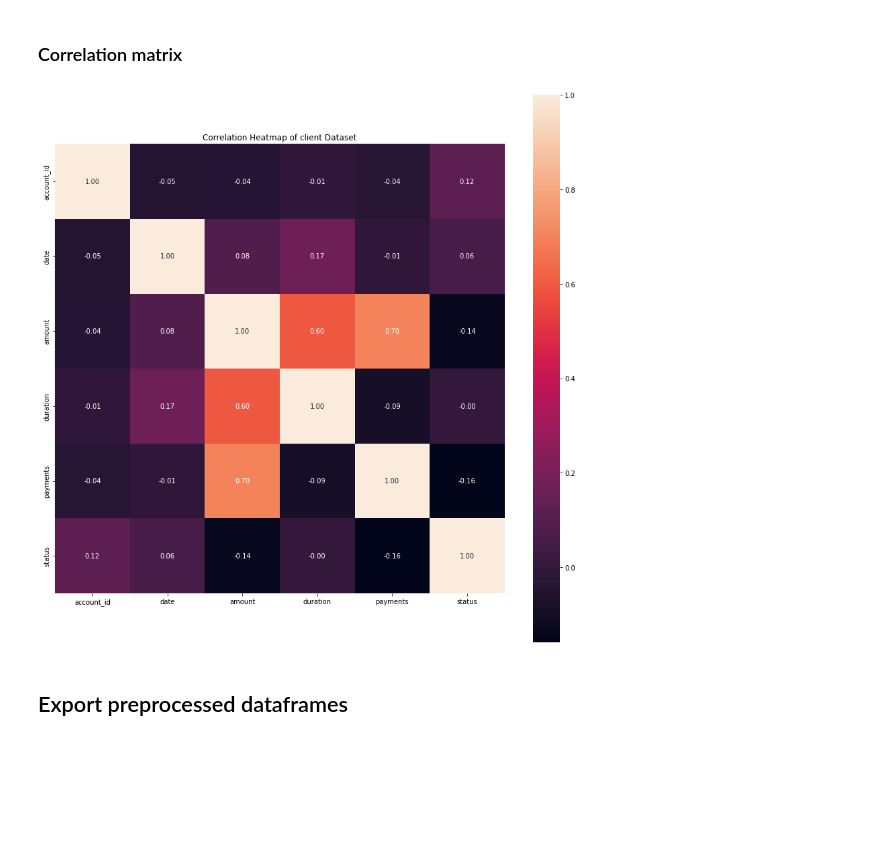
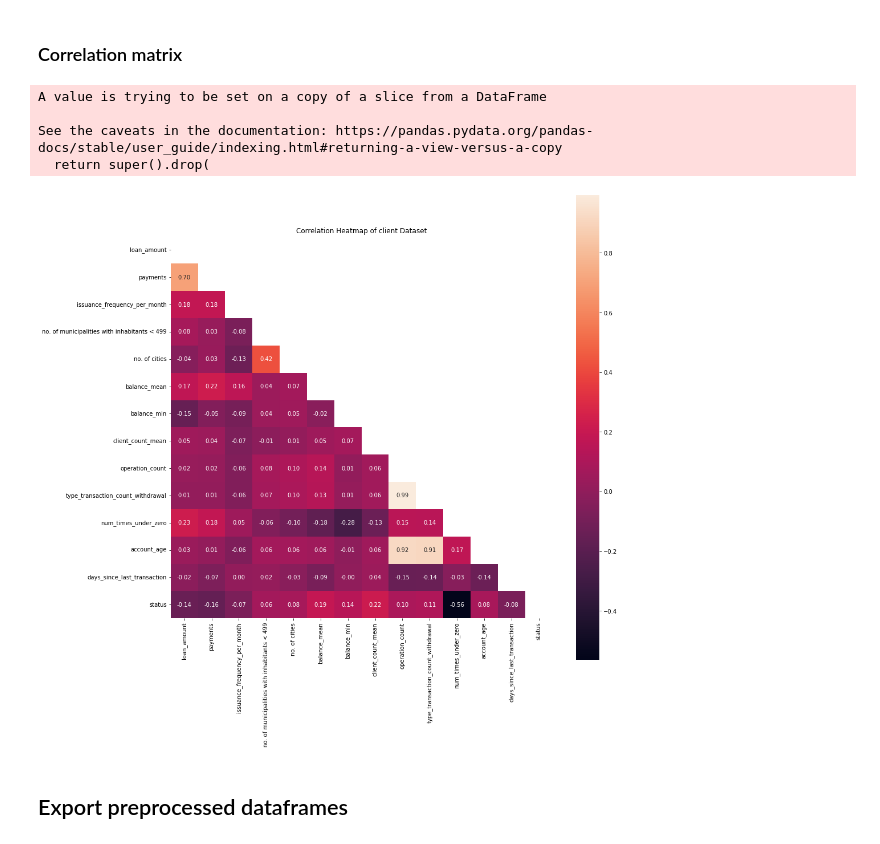
Before and after one commit to Educorreia932/FEUP-AC, a Jupyter notebook: Data Mining Project/notebooks/processing.ipynb, the cells around one changed output. Saved outputs shown, nothing was run; the diff lists cells and outputs as text; code cells hidden in the pictures; blank space fills up the shorter version.

Commit message:
Removing features that are low correlated with target column
- Using SelectKBes (ANOVA) for feature selection
- Added ROC curve plot

Co-authored-by: rfontao <up201806317@fe.up.pt>

```diff
--- a/Data Mining Project/notebooks/processing.ipynb
+++ b/Data Mining Project/notebooks/processing.ipynb
@@ -158,4 +158,4 @@ district_df.drop([
     "no. of commited crimes '95",
     "no. of commited crimes '96",
     "no. of enterpreneurs per 1000 inhabitants"
-], inplace=True)
+], axis=1, inplace=True)
@@ -325,14 +345,34 @@ sb.scatterplot(x=loan_train_df["average salary"], y=loan_train_df["loan_amount"]
 # %%
 corr_matrix = loan_train_df.drop("loan_id", axis=1).corr(method='spearman')
 
+threshold = 0.05
+
+correlation_status = corr_matrix.loc[['status'], :]
+selected_cols = set(correlation_status.loc[:, (abs(correlation_status) > threshold).any()].columns.to_list())
+dropped_cols = set.difference(set(correlation_status.columns.to_list()), selected_cols)
+
+loan_train_df.drop(dropped_cols, axis=1, inplace=True)
+loan_test_df.drop(dropped_cols, axis=1, inplace=True)
+
+corr_matrix = loan_train_df.drop("loan_id", axis=1).corr(method='spearman')
+
+mask = np.zeros(corr_matrix.shape, dtype=bool)
+
 plt.figure(figsize=(15, 15))
+
+mask[np.triu_indices(len(mask))] = True
+
 plt.title('Correlation Heatmap of client Dataset')
 
-sb.heatmap(corr_matrix, square=True, annot=True, fmt='.2f', linecolor='black')
+sb.heatmap(corr_matrix, square=True, annot=True, fmt='.2f', linecolor='black', mask=mask)
 
 plt.show()
 # %% [output]
+A value is trying to be set on a copy of a slice from a DataFrame
+
+See the caveats in the documentation: https://pandas.pydata.org/pandas-docs/stable/user_guide/indexing.html#returning-a-view-versus-a-copy
+  return super().drop(
-[figure, old version]
+[figure, new version]
 # %% [markdown]
 ## Export preprocessed dataframes
 # %%
```
Also changed, not shown: parts of 3 cells of this notebook, 3 other files.
